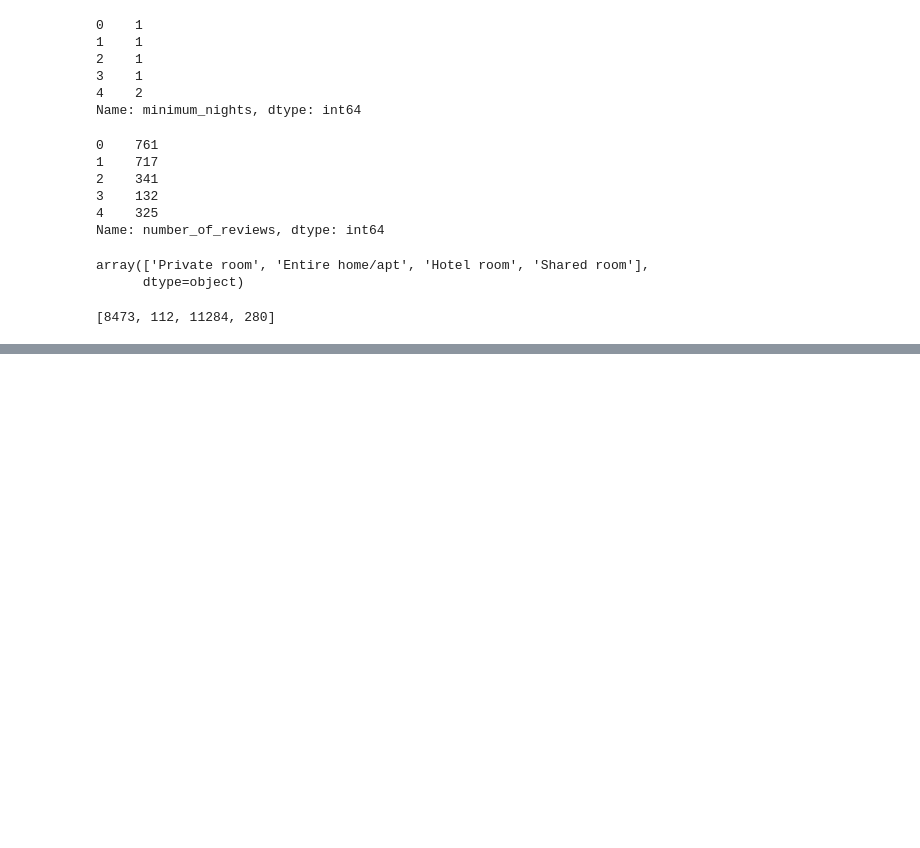
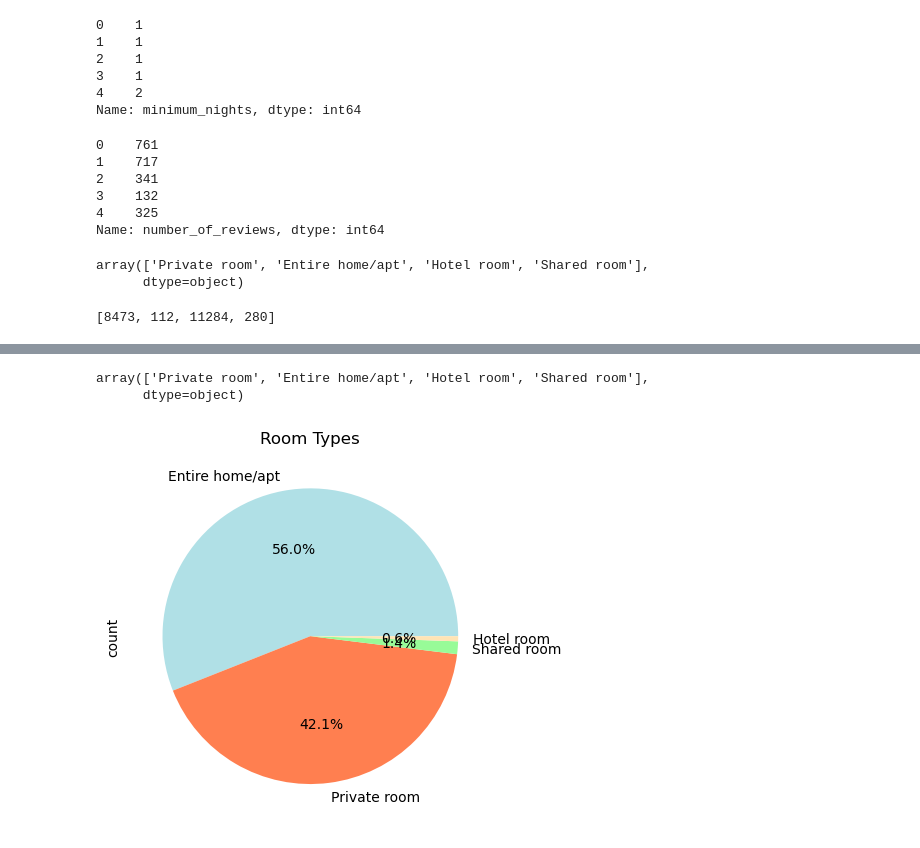
Before and after one commit to zippyprod/Project-3, a Jupyter notebook: charts.ipynb, the cells around one changed output, grey strips where cells are left out. Drawn from its saved outputs; the diff is of its cells as text; code cells hidden in the pictures; blank space fills up the shorter version.

```diff
--- a/charts.ipynb
+++ b/charts.ipynb
@@ -207,0 +222,14 @@ plt.show()
+# %%
+room_types = airbnb_df['room_type'].unique()
+room_types
+# %% [output]
+array(['Private room', 'Entire home/apt', 'Hotel room', 'Shared room'],
+      dtype=object)
+# %%
+room_types = airbnb_df["room_type"].value_counts()
+room_types.plot(kind="pie",autopct="%1.1f%%", colors=['powderblue', 'coral', 'palegreen', 'moccasin'])
+plt.title("Room Types")
+plt.show()
+#plt.savefig(fname="Airbnb_Room_Types_Pie_Chart.png", transparent=True)
+# %% [output]
+[figure, added]
```
Also changed, not shown: parts of 3 cells of this notebook, 8 other files.
